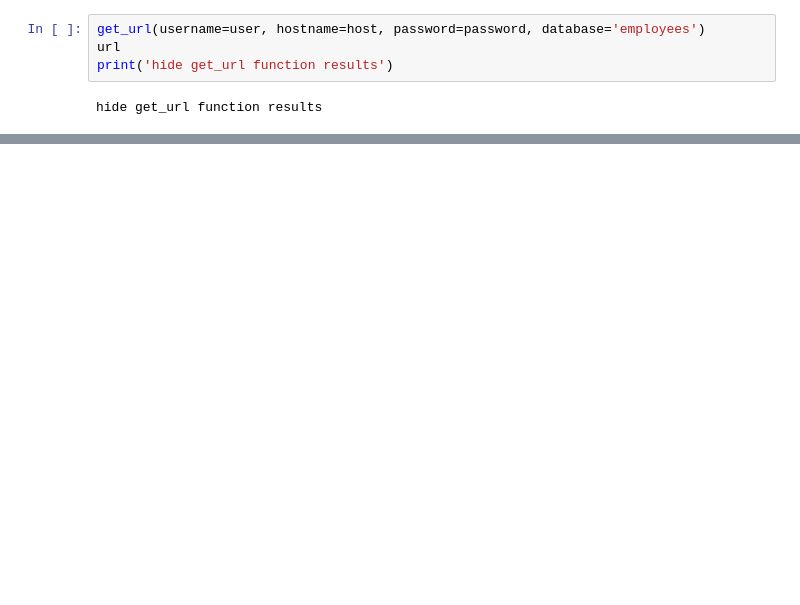
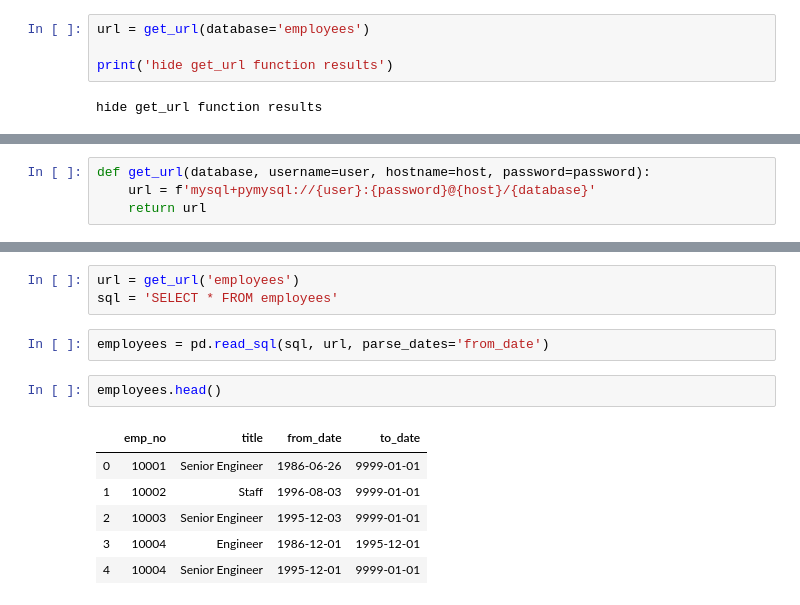
Before and after one commit to faithkane3/codeup_review, a Jupyter notebook: advanced_dataframes_practice.ipynb, the cells around one changed output, grey strips where cells are left out. Cells and saved outputs as stored; diff of their text form; blank space fills up the shorter version.

```diff
--- a/advanced_dataframes_practice.ipynb
+++ b/advanced_dataframes_practice.ipynb
@@ -27,8 +34,8 @@ def get_url(username, hostname, password, database):
     url = f'mysql+pymysql://{user}:{password}@{host}/{database}'
     return url
 # %%
-get_url(username=user, hostname=host, password=password, database='employees')
-url
+url = get_url(database='employees')
+
 print('hide get_url function results')
 # %% [output]
 hide get_url function results
@@ -50,0 +251,4 @@ pd.read_sql('SELECT * FROM employees LIMIT 200', url)
+# %%
+def get_url(database, username=user, hostname=host, password=password):
+    url = f'mysql+pymysql://{user}:{password}@{host}/{database}'
+    return url
@@ -50,0 +257,14 @@ pd.read_sql('SELECT * FROM employees LIMIT 200', url)
+# %%
+url = get_url('employees')
+sql = 'SELECT * FROM employees'
+# %%
+employees = pd.read_sql(sql, url, parse_dates='from_date')
+# %%
+employees.head()
+# %% [output]
+|  | emp_no | title | from_date | to_date |
+| 0 | 10001 | Senior Engineer | 1986-06-26 | 9999-01-01 |
+| 1 | 10002 | Staff | 1996-08-03 | 9999-01-01 |
+| 2 | 10003 | Senior Engineer | 1995-12-03 | 9999-01-01 |
+| 3 | 10004 | Engineer | 1986-12-01 | 1995-12-01 |
+| 4 | 10004 | Senior Engineer | 1995-12-01 | 9999-01-01 |
```
Also changed, not shown: parts of 69 cells of this notebook.
